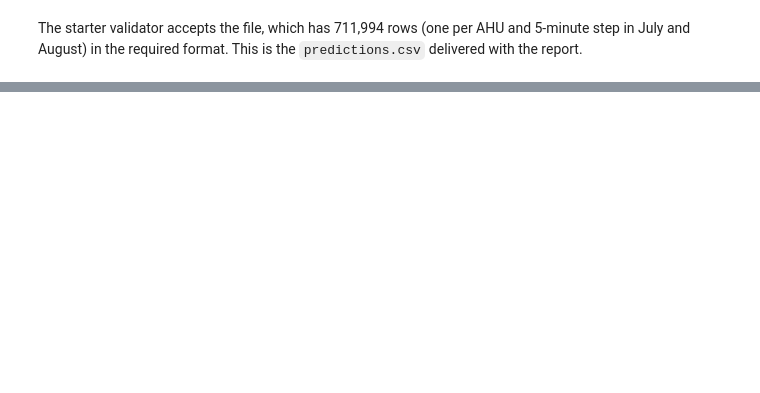
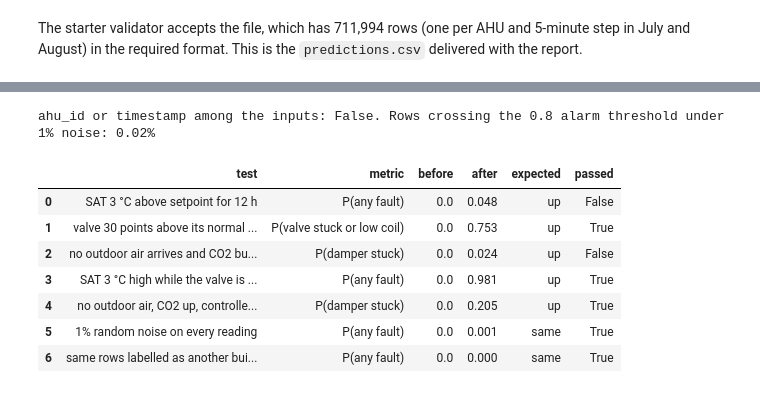
Before and after one commit to nauvalZulfikar/ahu-fault-detection, a Jupyter notebook: code/notebooks/02_modelling.ipynb, the cells around one changed output, grey strips where cells are left out. Cells and saved outputs as stored; diff of their text form; code cells hidden in the pictures; blank space fills up the shorter version.

```diff
--- a/code/notebooks/02_modelling.ipynb
+++ b/code/notebooks/02_modelling.ipynb
@@ -255,0 +339,14 @@ Retraining the classifier with five different random seeds barely moves the resu
+# %%
+GRID = [(t, s, h) for t in [0.6, 0.7, 0.8, 0.9] for s in [12, 36] for h in [36, 144]]
+month = tr.timestamp.dt.month
+pred_by = {g: E.alarms(oof, keys, g[0], 0.3, g[1], g[2]) for g in GRID}
+nested_pred, chosen = pd.Series("normal", index=tr.index, dtype=object), {}
+for k in range(1, 7):
+    inner = month != k  # tune on the other five months only
+    J = {g: E.objective(E.score_events(keys[inner], p[inner], labels, 40 * 5)[0]) for g, p in pred_by.items()}
+    chosen[k] = max(J, key=J.get)
+    nested_pred[month == k] = pred_by[chosen[k]][month == k]
+nested, nested_ev, _ = E.score_events(keys, nested_pred, labels, AHU_MONTHS)
+print("chosen (t_on, smooth, hold) per held-out month:", chosen)
+pd.DataFrame({"tuned in sample": summary, "nested (honest)": nested}).loc[
+    ["detected", "type_ok", "median_delay_h", "alarms", "false_alarms", "fa_per_ahu_month"]].astype(float).round(3)
@@ -400,0 +576,52 @@ The starter validator accepts the file, which has 711,994 rows (one per AHU and
+# %%
+probe = w[(w.split == "train") & (w.label == "normal") & ~w.near_event].sample(5000, random_state=0)
+X0 = probe[cols]
+def p_of(X, classes):
+    return PL.predict_proba(clf, X)[classes].sum(axis=1).mean()
+def edit(**set_to):
+    X = X0.copy()
+    for c, f in set_to.items():
+        X[c] = f(X[c])
+    return X
+add = lambda v: (lambda s: s + v)
+const = lambda v: (lambda s: s * 0 + v)
+fault = list(FAULTS)
+rng = np.random.default_rng(0)
+num = [c for c in cols if c not in ("building_code", "has_co2", "has_flow")]
+noisy = X0.copy(); noisy[num] = noisy[num] * (1 + rng.normal(0, 0.01, noisy[num].shape))
+cases = [
+    ("SAT 3 °C above setpoint for 12 h", "P(any fault)", fault,
+     edit(sat_err_med3h=add(3), sat_err_med12h=add(3), sat_off_3h=const(1), sat_off_12h=const(1)), "up"),
+    ("valve 30 points above its normal model", "P(valve stuck or low coil)", ["chw_valve_stuck", "low_coil_capacity"],
+     edit(r_valve_med3h=add(30), r_valve_med12h=add(30)), "up"),
+    ("no outdoor air arrives and CO2 builds up", "P(damper stuck)", ["oa_damper_stuck"],
+     edit(oaf_med3h=const(0), oaf_med12h=const(0), r_co2_med3h=add(300), r_co2_med12h=add(300)), "up"),
+    ("SAT 3 °C high while the valve is fully open (full signature)", "P(any fault)", fault,
+     edit(sat_err_med3h=add(3), sat_err_med12h=add(3), sat_off_3h=const(1), sat_off_12h=const(1),
+          valve_hi_3h=const(1), valve_hi_12h=const(1), r_valve_med3h=add(30), r_valve_med12h=add(30)), "up"),
+    ("no outdoor air, CO2 up, controller opens the damper (full signature)", "P(damper stuck)", ["oa_damper_stuck"],
+     edit(oaf_med3h=const(0), oaf_med12h=const(0), r_co2_med3h=add(300), r_co2_med12h=add(300),
+          r_damper_med3h=add(30), r_damper_med12h=add(30)), "up"),
+    ("1% random noise on every reading", "P(any fault)", fault, noisy, "same"),
+    ("same rows labelled as another building", "P(any fault)", fault,
+     edit(building_code=lambda s: s % 3 + 1), "same"),
+]
+rows = []
+for name, metric, cls, X, expect in cases:
+    before, after = p_of(X0, cls), p_of(X, cls)
+    ok = after > before + 0.05 if expect == "up" else abs(after - before) < 0.02
+    rows.append(dict(test=name, metric=metric, before=before, after=after, expected=expect, passed=ok))
+alarm_flip = ((1 - PL.predict_proba(clf, noisy)["normal"] > 0.8) != (1 - PL.predict_proba(clf, X0)["normal"] > 0.8)).mean()
+print(f"ahu_id or timestamp among the inputs: {bool({'ahu_id', 'timestamp'} & set(cols))}. "
+      f"Rows crossing the 0.8 alarm threshold under 1% noise: {alarm_flip:.2%}")
+pd.DataFrame(rows).round(3)
+# %% [output]
+ahu_id or timestamp among the inputs: False. Rows crossing the 0.8 alarm threshold under 1% noise: 0.02%
+|  | test | metric | before | after | expected | passed |
+| 0 | SAT 3 °C above setpoint for 12 h | P(any fault) | 0.0 | 0.048 | up | False |
+| 1 | valve 30 points above its normal ... | P(valve stuck or low coil) | 0.0 | 0.753 | up | True |
+| 2 | no outdoor air arrives and CO2 bu... | P(damper stuck) | 0.0 | 0.024 | up | False |
+| 3 | SAT 3 °C high while the valve is ... | P(any fault) | 0.0 | 0.981 | up | True |
+| 4 | no outdoor air, CO2 up, controlle... | P(damper stuck) | 0.0 | 0.205 | up | True |
+| 5 | 1% random noise on every reading | P(any fault) | 0.0 | 0.001 | same | True |
+| 6 | same rows labelled as another bui... | P(any fault) | 0.0 | 0.000 | same | True |
```
Also changed, not shown: parts of 36 cells of this notebook, 17 other files.
